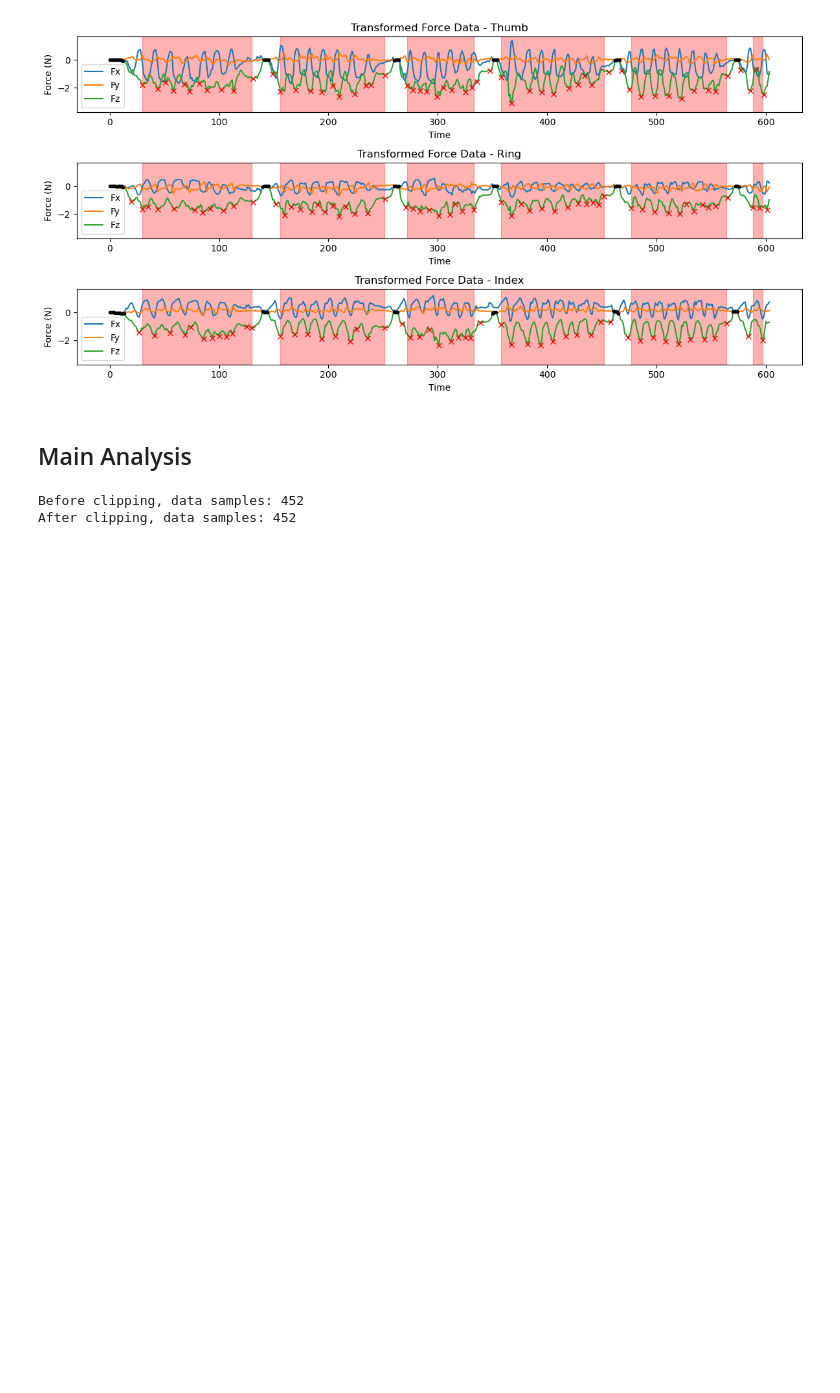
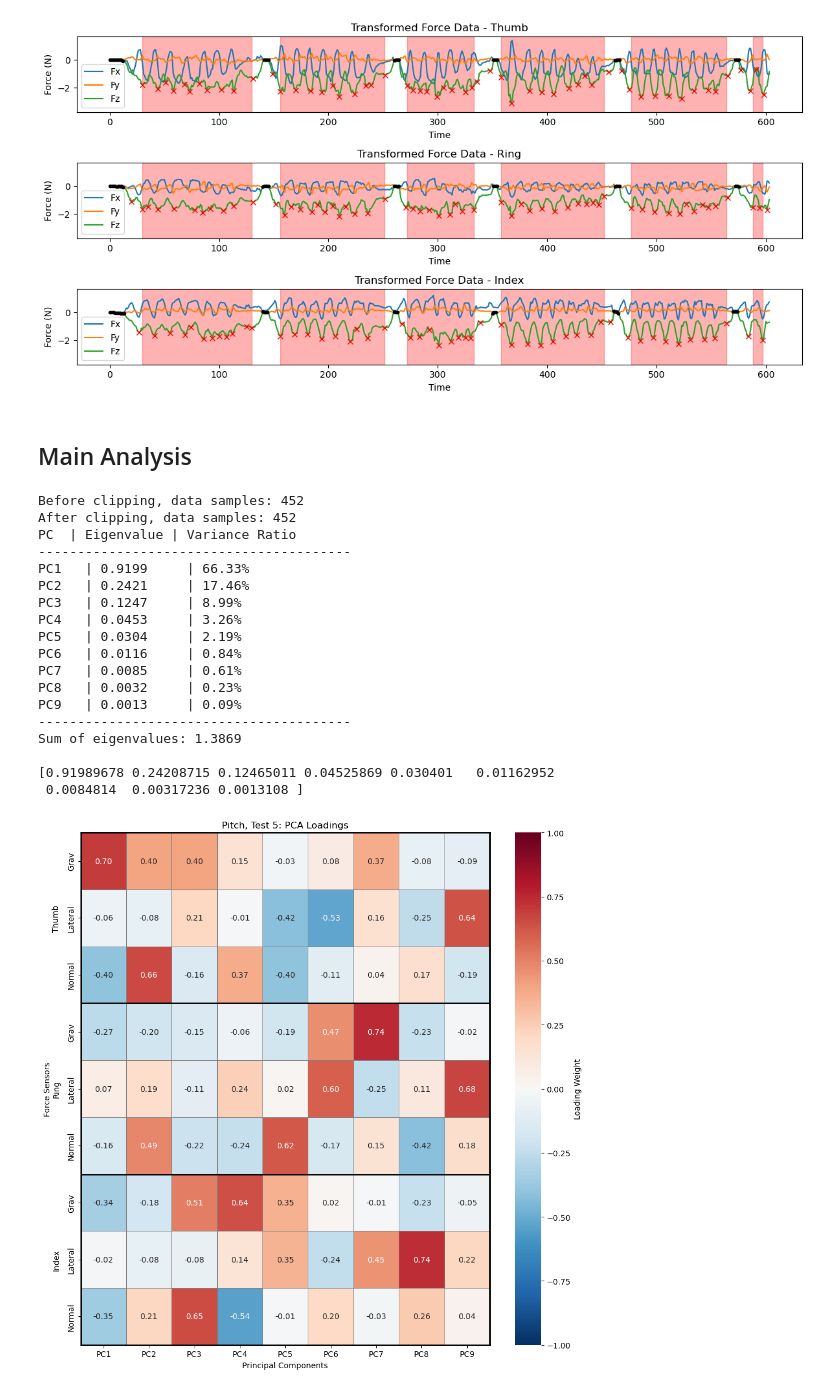
Before and after one commit to Cuberkk/Finger_manipulation_project, a Jupyter notebook: single_case_data_analysis.ipynb, the cells around one changed output. Cells and saved outputs as stored; diff of their text form; code cells hidden in the pictures; blank space fills up the shorter version.

```diff
--- a/single_case_data_analysis.ipynb
+++ b/single_case_data_analysis.ipynb
@@ -404,7 +404,24 @@ with open(file_dir, 'w', newline='') as f:
 # %% [markdown]
 ## Main Analysis
 # %%
-pca_analysis_and_plot(masked_data, transformed_flag=True, visualize=False)
+pca_analysis_and_plot(masked_data, transformed_flag=True, visualize=True)
 # %% [output]
 Before clipping, data samples: 452
 After clipping, data samples: 452
+PC  | Eigenvalue | Variance Ratio
+----------------------------------------
+PC1   | 0.9199     | 66.33%
+PC2   | 0.2421     | 17.46%
+PC3   | 0.1247     | 8.99%
+PC4   | 0.0453     | 3.26%
+PC5   | 0.0304     | 2.19%
+PC6   | 0.0116     | 0.84%
+PC7   | 0.0085     | 0.61%
+PC8   | 0.0032     | 0.23%
+PC9   | 0.0013     | 0.09%
+----------------------------------------
+Sum of eigenvalues: 1.3869
+
+[0.91989678 0.24208715 0.12465011 0.04525869 0.030401   0.01162952
+ 0.0084814  0.00317236 0.0013108 ]
+[figure, added]
```
Also changed, not shown: 1 other file.
